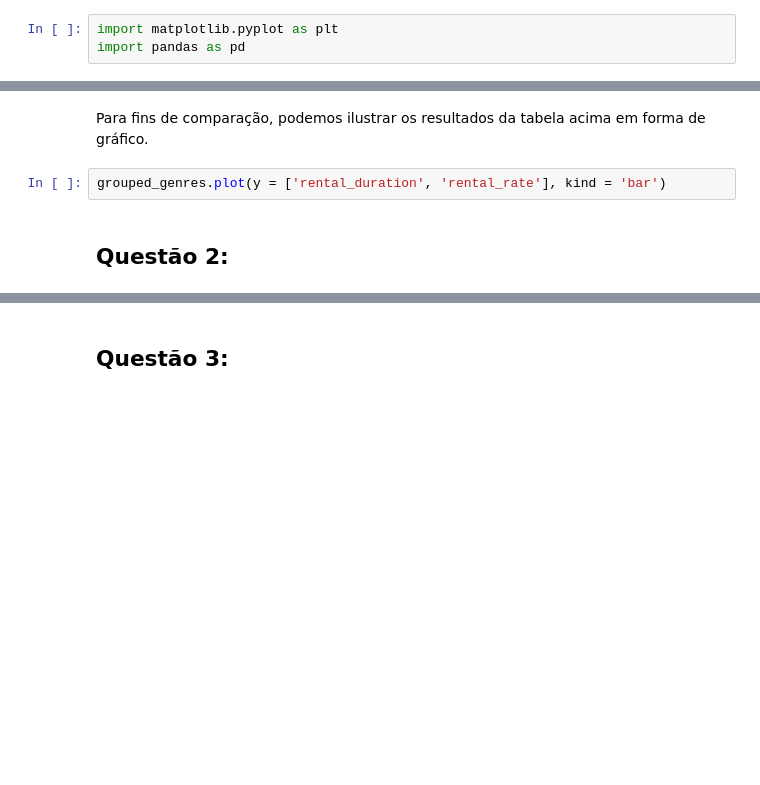
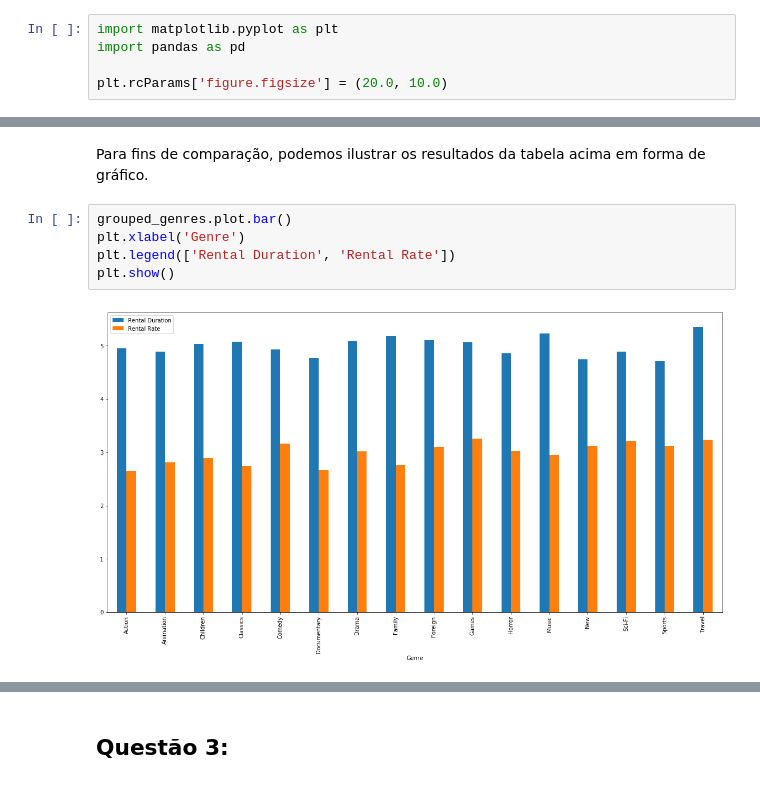
Before and after one commit to iblucher/MAC0459, a Jupyter notebook: Sakila.ipynb, the cells around one changed output, grey strips where cells are left out. Saved outputs shown, nothing was run; the diff lists cells and outputs as text; blank space fills up the shorter version.

```diff
--- a/Sakila.ipynb
+++ b/Sakila.ipynb
@@ -5,4 +5,6 @@
 # %%
 import matplotlib.pyplot as plt
 import pandas as pd
+
+plt.rcParams['figure.figsize'] = (20.0, 10.0)
 # %% [markdown]
@@ -66,7 +68,10 @@ dtype: object
 Agrupando os filmes por gênero e usando a média como função de agregação para as variáveis que estamos interessados, obtemos a tabela acima. Com a função idxmax() vemos que o gênero que tem maior tempo de locação médio, ou seja, o gênero mais alugado é "Travel" e o gênero com maior preço de locação médio é "Games".
 # %% [markdown]
 Para fins de comparação, podemos ilustrar os resultados da tabela acima em forma de gráfico.
-# %%
-grouped_genres.plot(y = ['rental_duration', 'rental_rate'], kind = 'bar')
-# %% [markdown]
-## Questão 2:
+# %%
+grouped_genres.plot.bar()
+plt.xlabel('Genre')
+plt.legend(['Rental Duration', 'Rental Rate'])
+plt.show()
+# %% [output]
+[figure, added]
```
Also changed, not shown: parts of 14 cells of this notebook.
